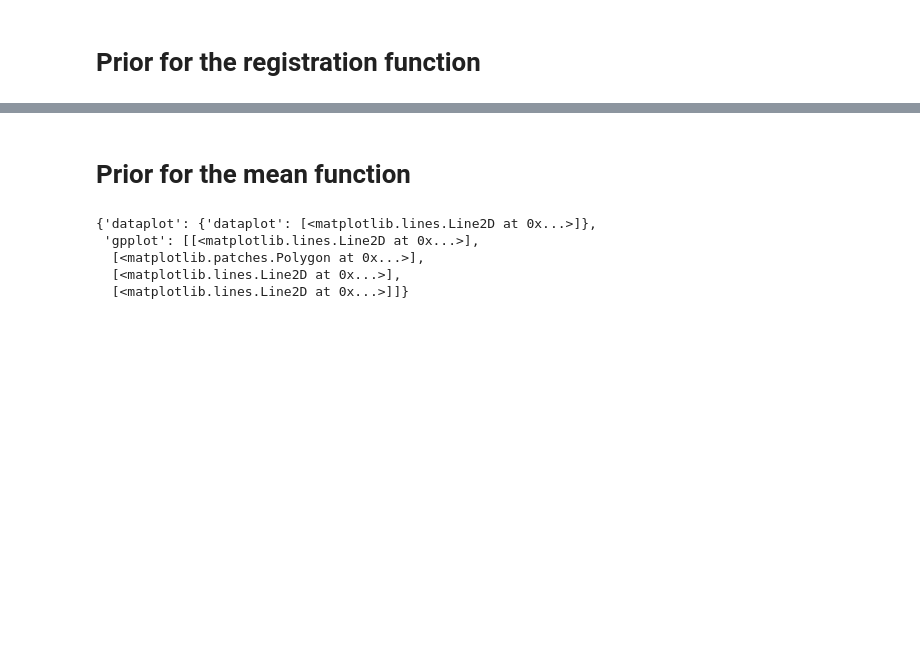
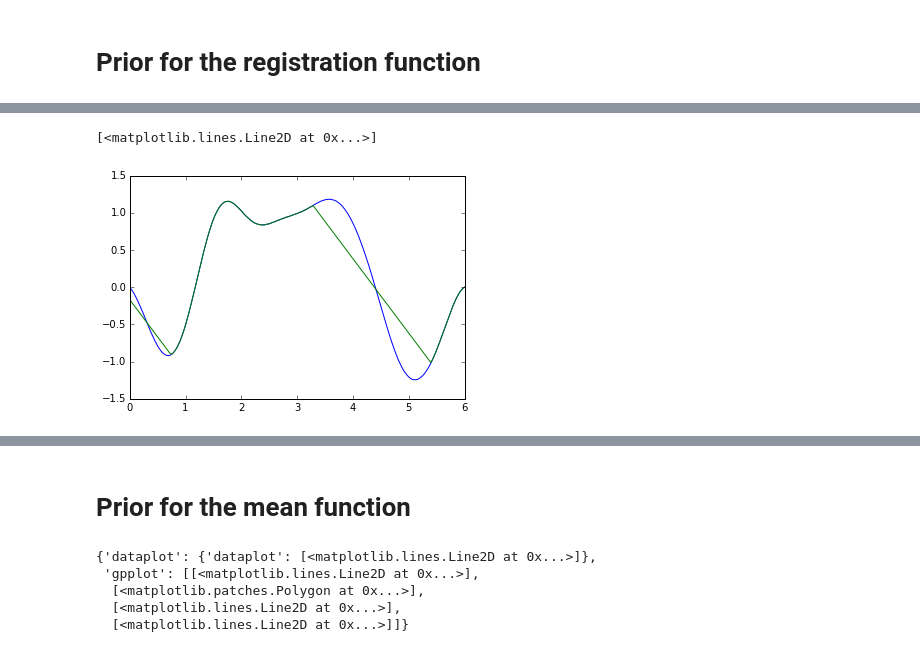
Before and after one commit to ptonner/pyFDA, a Jupyter notebook: examples/bayesianModel.ipynb, the cells around one changed output, grey strips where cells are left out. Cells and saved outputs as stored; diff of their text form; code cells hidden in the pictures; blank space fills up the shorter version.

```diff
--- a/examples/bayesianModel.ipynb
+++ b/examples/bayesianModel.ipynb
@@ -15,6 +15,23 @@ def sampleGP(gp,t,size=1):
     mu,cov = gp.predict(t,full_cov=True)
     sample = scipy.stats.multivariate_normal.rvs(mu[:,0],cov,size=size)
     return sample
+# %%
+def poolAdjacentViolators(y):
+    z = np.array(y.tolist())
+
+    return poolAdjacentViolators_recursive(z,1)
+
+def poolAdjacentViolators_recursive(y,depth=1):
+    if depth == y.shape[0]:
+        return y
+
+    for i in range(y.shape[0]-depth):
+        if y[i+depth] < y[i]:
+            y[i:i+depth+1] = np.mean(y[i:i+depth+1])
+
+    if np.any(y[1:] < y[:-1]):
+        return poolAdjacentViolators_recursive(y,depth+1)
+    return y
 # %% [markdown]
 # Prior for the registration function
 # %%
@@ -60,0 +79,6 @@ plt.tight_layout()
+# %%
+plt.plot(t,sample-t)
+plt.plot(t,poolAdjacentViolators(sample)-t)
+# %% [output]
+[<matplotlib.lines.Line2D at 0x...>]
+[figure, added]
```
Also changed, not shown: parts of 3 cells of this notebook.
